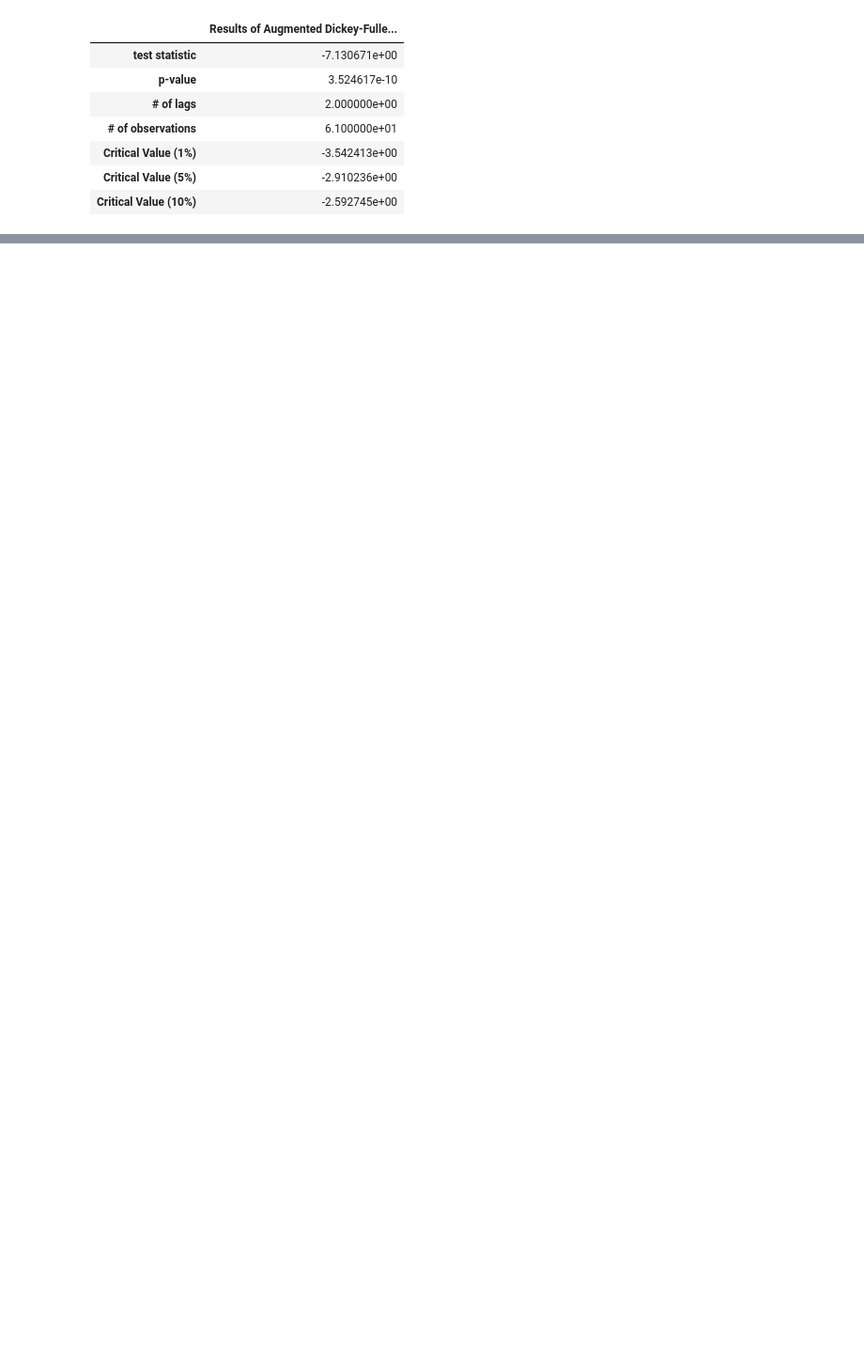
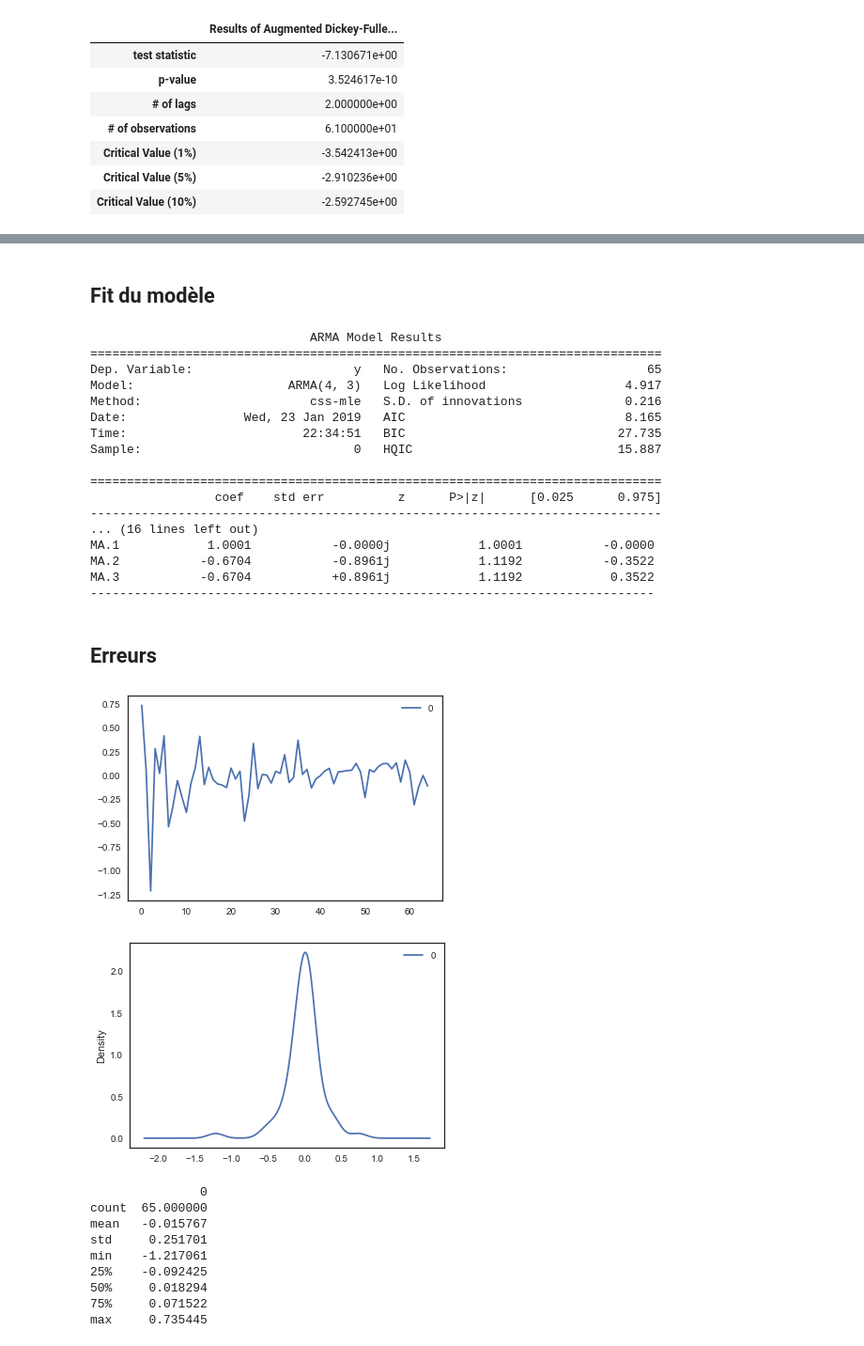
Before and after one commit to mariondechallens/1000mercis, a Jupyter notebook: Analyses/Annonceur1_campagne3_visite_2pages.ipynb, the cells around one changed output, grey strips where cells are left out. Shown at 94% size. Drawn from its saved outputs; the diff is of its cells as text; code cells hidden in the pictures; blank space fills up the shorter version.

```diff
--- a/Analyses/Annonceur1_campagne3_visite_2pages.ipynb
+++ b/Analyses/Annonceur1_campagne3_visite_2pages.ipynb
@@ -225,0 +298,7 @@ Analyse après transformation
+# %%
+display(Markdown("# Meilleur modèle selon AIC"))
+testARMA(Z_cum.values, p=aic_min_order[0], d=0, q=aic_min_order[1])
+
+display(Markdown("# Meilleur modèle selon BIC"))
+testARMA(Z_cum.values, p=bic_min_order[0], d=0, q=bic_min_order[1])
+# %% [output]
@@ -225,0 +306,30 @@ Analyse après transformation
+## Fit du modèle
+                              ARMA Model Results
+==============================================================================
+Dep. Variable:                      y   No. Observations:                   65
+Model:                     ARMA(4, 3)   Log Likelihood                   4.917
+Method:                       css-mle   S.D. of innovations              0.216
+Date:                Wed, 23 Jan 2019   AIC                              8.165
+Time:                        22:34:51   BIC                             27.735
+Sample:                             0   HQIC                            15.887
+
+==============================================================================
+                 coef    std err          z      P>|z|      [0.025      0.975]
+------------------------------------------------------------------------------
+... (16 lines left out)
+MA.1            1.0001           -0.0000j            1.0001           -0.0000
+MA.2           -0.6704           -0.8961j            1.1192           -0.3522
+MA.3           -0.6704           +0.8961j            1.1192            0.3522
+-----------------------------------------------------------------------------
+## Erreurs
+[figure, added]
+[figure, added]
+               0
+count  65.000000
+mean   -0.015767
+std     0.251701
+min    -1.217061
+25%    -0.092425
+50%     0.018294
+75%     0.071522
+max     0.735445
```
Also changed, not shown: parts of 12 cells of this notebook.
